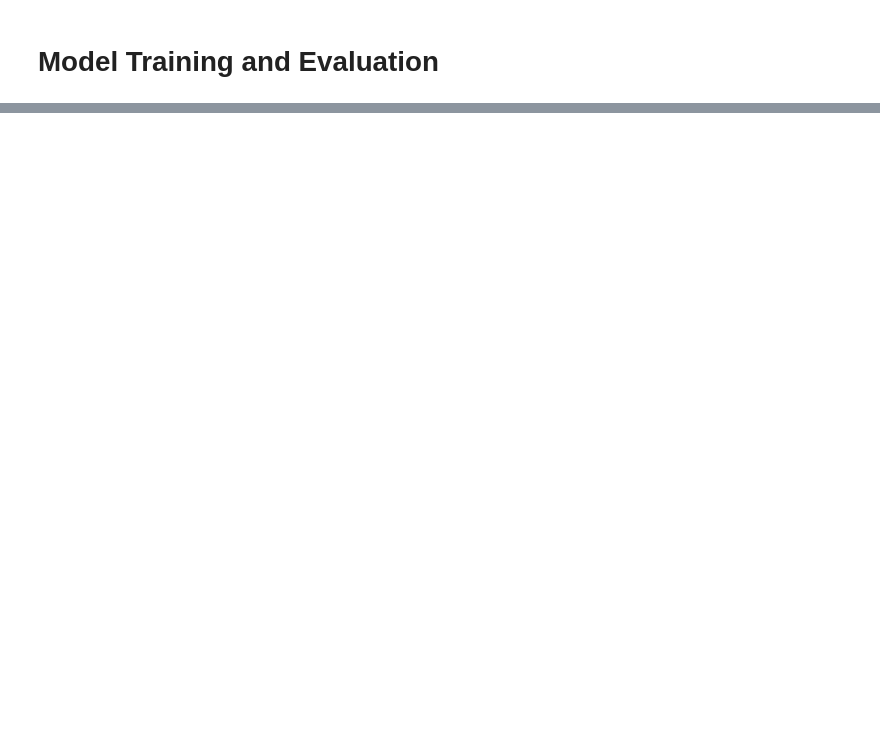
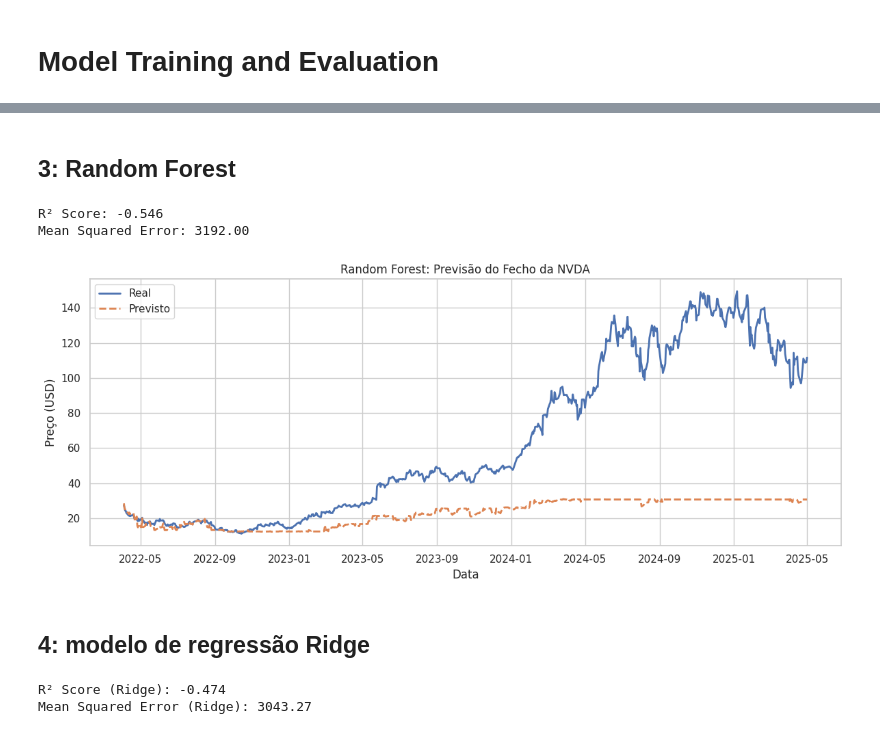
Before and after one commit to patrickegon/deepseek-stock, a Jupyter notebook: notebooks/03_modeling.ipynb, the cells around one changed output, grey strips where cells are left out. Drawn from its saved outputs; the diff is of its cells as text; code cells hidden in the pictures; blank space fills up the shorter version.

```diff
--- a/notebooks/03_modeling.ipynb
+++ b/notebooks/03_modeling.ipynb
@@ -84,0 +121,71 @@ plt.show()
+# %% [markdown]
+## 3: Random Forest
+# %%
+# Importando o RandomForestRegressor
+from sklearn.ensemble import RandomForestRegressor
+from sklearn.model_selection import train_test_split
+from sklearn.metrics import mean_squared_error, r2_score
+import matplotlib.pyplot as plt
+
+# Passo 1: Selecionar as colunas do dataset
+# Aqui, estamos usando as colunas de preço de fechamento de várias empresas, por exemplo:
+data = df[['Close_AAPL', 'Close_AMZN', 'Close_GOOGL', 'Close_MSFT', 'Close_NVDA']].dropna()
+
+# Passo 2: Definir as variáveis independentes (X) e dependente (y)
+# X são as variáveis de entrada (fechamento de várias ações) e y é o preço de fechamento da NVDA
+X = data[['Close_AAPL', 'Close_AMZN', 'Close_GOOGL', 'Close_MSFT']]  # Features (variáveis independentes)
+y = data['Close_NVDA']  # Target (variável dependente)
+
+# Passo 3: Dividir o conjunto de dados em treino e teste (80% treino, 20% teste)
+X_train, X_test, y_train, y_test = train_test_split(X, y, test_size=0.2, shuffle=False)
+
+# Passo 4: Instanciar o modelo Random Forest
+model_rf = RandomForestRegressor(n_estimators=100, random_state=42)
+
+# Passo 5: Ajustar o modelo aos dados de treino
+model_rf.fit(X_train, y_train)
+
+# Passo 6: Fazer previsões no conjunto de teste
+y_pred_rf = model_rf.predict(X_test)
+
+# Passo 7: Avaliar o modelo
+r2 = r2_score(y_test, y_pred_rf)
+mse = mean_squared_error(y_test, y_pred_rf)
+print(f'R² Score: {r2:.3f}')
+print(f'Mean Squared Error: {mse:.2f}')
+
+# Passo 8: Visualizar resultados reais vs. previstos
+plt.figure(figsize=(12, 5))
+plt.plot(y_test.index, y_test, label='Real', linewidth=2)
+plt.plot(y_test.index, y_pred_rf, label='Previsto', linestyle='--', linewidth=2)
+plt.title('Random Forest: Previsão do Fecho da NVDA')
+plt.xlabel('Data')
+plt.ylabel('Preço (USD)')
+plt.legend()
+plt.grid(True)
+plt.tight_layout()
+plt.show()
+# %% [output]
+R² Score: -0.546
+Mean Squared Error: 3192.00
+[figure, added]
+# %% [markdown]
+## 4: modelo de regressão Ridge
+# %%
+from sklearn.linear_model import Ridge
+
+# Inicializar e treinar o modelo de regressão Ridge
+model_ridge = Ridge(alpha=1.0)
+model_ridge.fit(X_train, y_train)
+
+# Fazer previsões
+y_pred_ridge = model_ridge.predict(X_test)
+
+# Avaliar modelo
+r2_ridge = r2_score(y_test, y_pred_ridge)
+mse_ridge = mean_squared_error(y_test, y_pred_ridge)
+print(f'R² Score (Ridge): {r2_ridge:.3f}')
+print(f'Mean Squared Error (Ridge): {mse_ridge:.2f}')
+# %% [output]
+R² Score (Ridge): -0.474
+Mean Squared Error (Ridge): 3043.27
```
Also changed, not shown: parts of 18 cells of this notebook.
